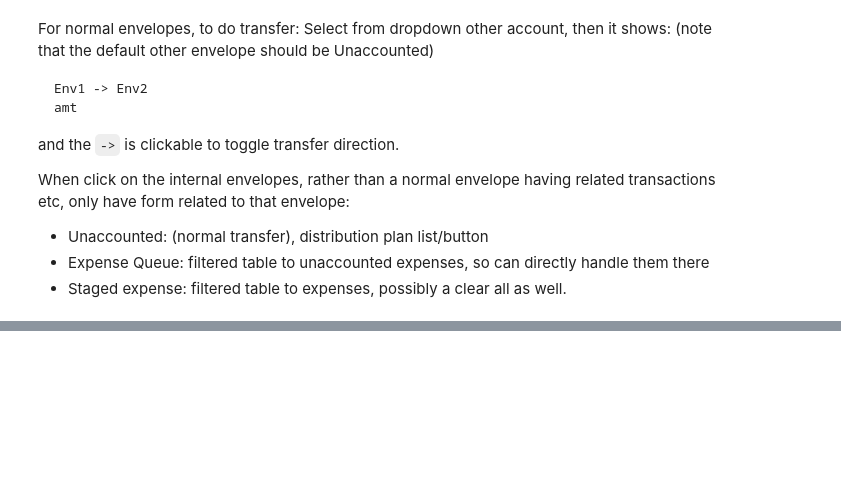
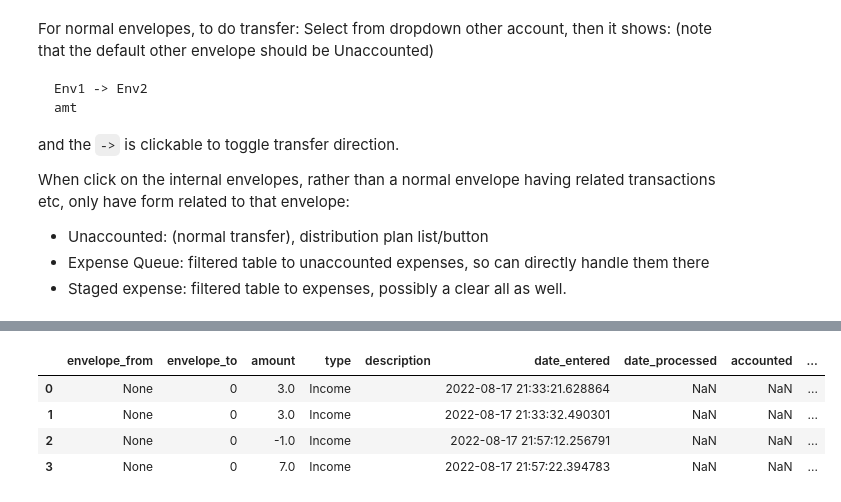
Before and after one commit to WildfireXIII/panel-accounting-system, a Jupyter notebook: InterfaceDesign.ipynb, the cells around one changed output, grey strips where cells are left out. Drawn from its saved outputs; the diff is of its cells as text; code cells hidden in the pictures; blank space fills up the shorter version.

Commit message:
Progress on adding transfer capability to individual envelopes

```diff
--- a/InterfaceDesign.ipynb
+++ b/InterfaceDesign.ipynb
@@ -271 +387,9 @@ accounts total 303.0 envelopes total 300.0 diff 3.0 Unaccounted 303.0 Expense Qu
 [interactive output not drawn]
+# %%
+sys.data.transfers
+# %% [output]
+|  | envelope_from | envelope_to | amount | type | description | date_entered | date_processed | accounted | ... |
+| 0 | None | 0 | 3.0 | Income |  | 2022-08-17 21:33:21.628864 | NaN | NaN | ... |
+| 1 | None | 0 | 3.0 | Income |  | 2022-08-17 21:33:32.490301 | NaN | NaN | ... |
+| 2 | None | 0 | -1.0 | Income |  | 2022-08-17 21:57:12.256791 | NaN | NaN | ... |
+| 3 | None | 0 | 7.0 | Income |  | 2022-08-17 21:57:22.394783 | NaN | NaN | ... |
```
Also changed, not shown: parts of 7 cells of this notebook, 3 other files.
